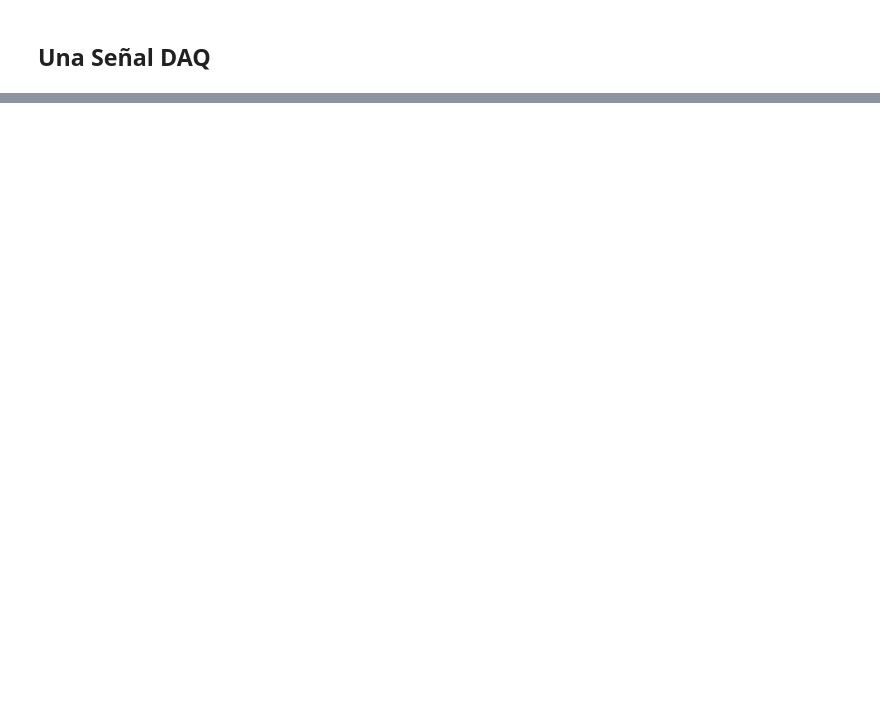
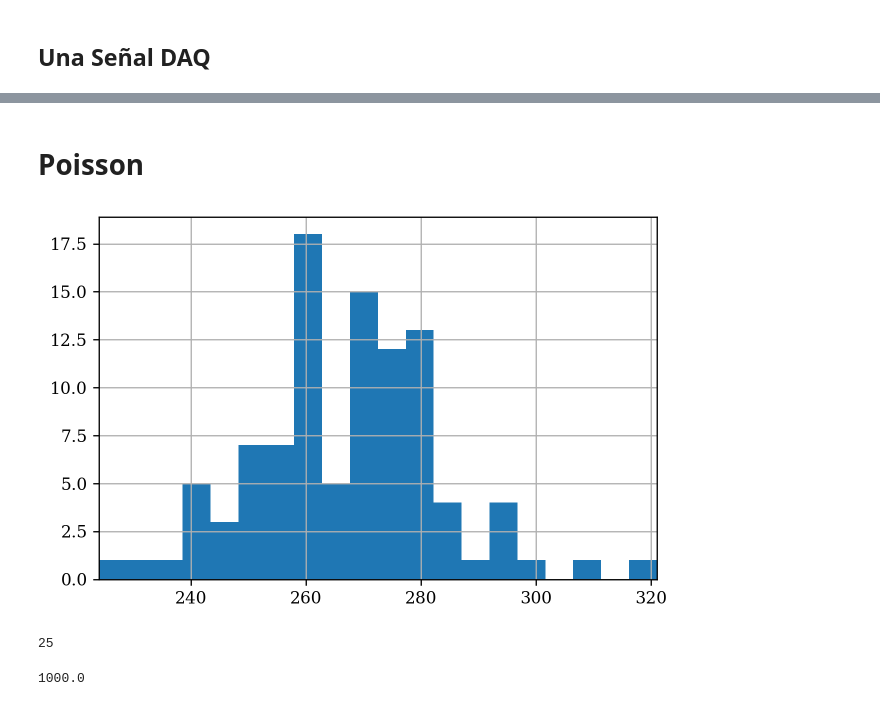
Before and after one commit to agustinbrusco/Laboratorio5, a Jupyter notebook: Datos y código - Práctica 3/peak_stats.ipynb, the cells around one changed output, grey strips where cells are left out. Cells and saved outputs as stored; diff of their text form; code cells hidden in the pictures; blank space fills up the shorter version.

Commit message:
definimos umbral y corrección picos

```diff
--- a/Datos y código - Práctica 3/peak_stats.ipynb
+++ b/Datos y código - Práctica 3/peak_stats.ipynb
@@ -198,0 +239,2 @@ ploted hist
+# %% [markdown]
+# Poisson
@@ -198,0 +244,39 @@ ploted hist
+# %%
+umbral = -15e-3  # V
+dt = 100  # μs
+T = 100e-3  # s
+freq = 250e3  # Hz
+peak_window = int(dt*freq*1e-6)
+tiempo, volt_vals = np.load(f"DAQ_10s_{max_val*1e3:.0f}_{min_val*1e3:.0f}/"
+                            + f"{modo}_f{freq*1e-3:.0f}k_a{angulo}_t{tension}_{config}.npy")  # s, V
+t, v = get_peaks(tiempo, volt_vals, peak_window)  # s, V
+t, v = t[:t.size//2], v[:v.size//2]
+
+def count_in_period(tiempo,  # s
+                    channel,  # V
+                    T,  # s
+                    f,  # Hz
+                    umbral,  # V
+                    window_size,
+                    ):
+    N = int(T*f/window_size)
+    # print(N)
+    t = np.reshape(tiempo, (-1, N))
+    ch = np.reshape(channel, (-1, N))
+    counts = np.sum(ch < umbral, axis=1)
+    return counts
+
+counts = count_in_period(t, v, T, freq, umbral, peak_window)
+
+plt.hist(counts, bins=20)
+plt.show()
+# %% [output]
+[figure, added]
+# %%
+int(dt*freq*1e-6)
+# %% [output]
+25
+# %%
+tiempo.size/2500
+# %% [output]
+1000.0
```
Also changed, not shown: parts of 6 cells of this notebook.
